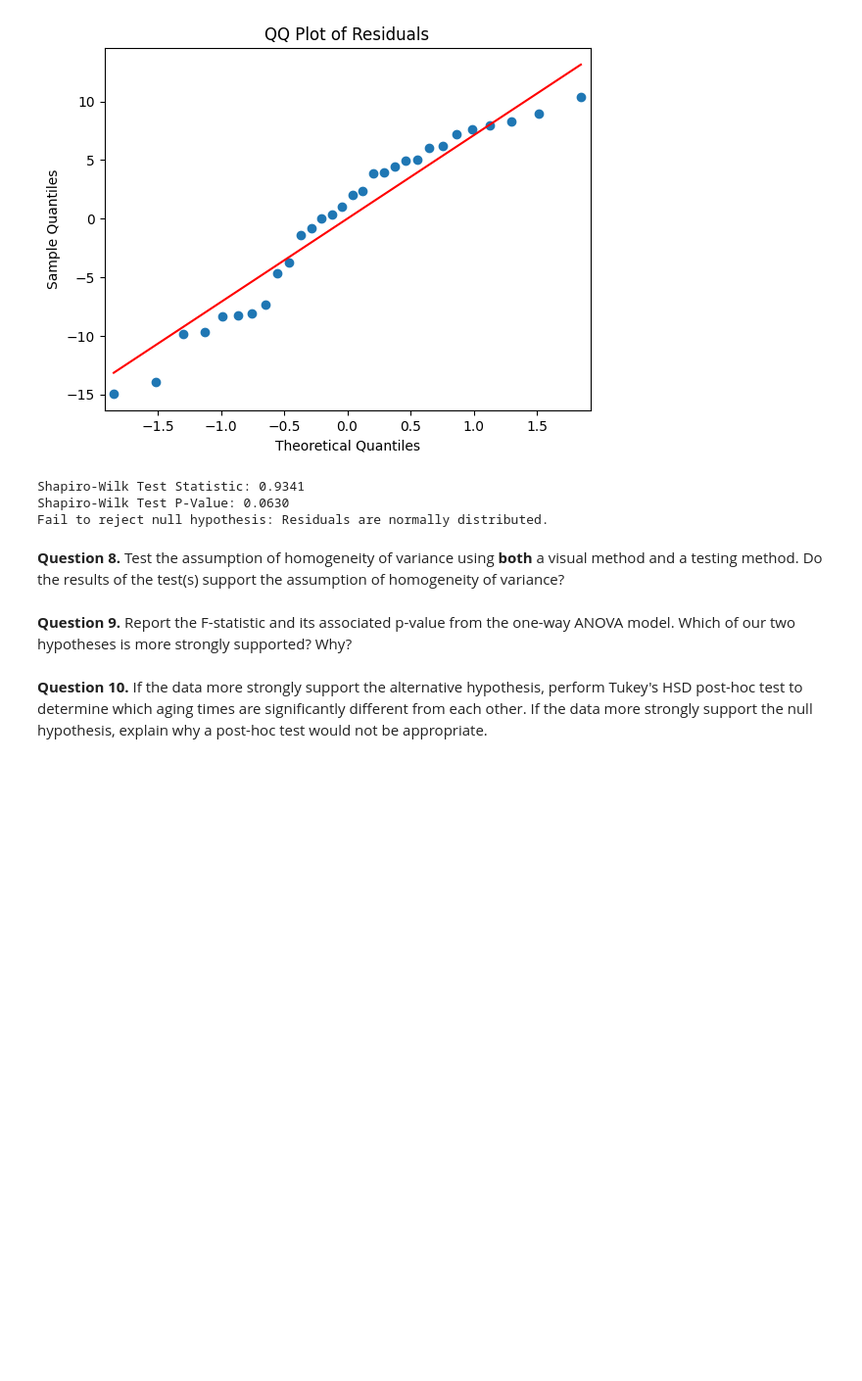
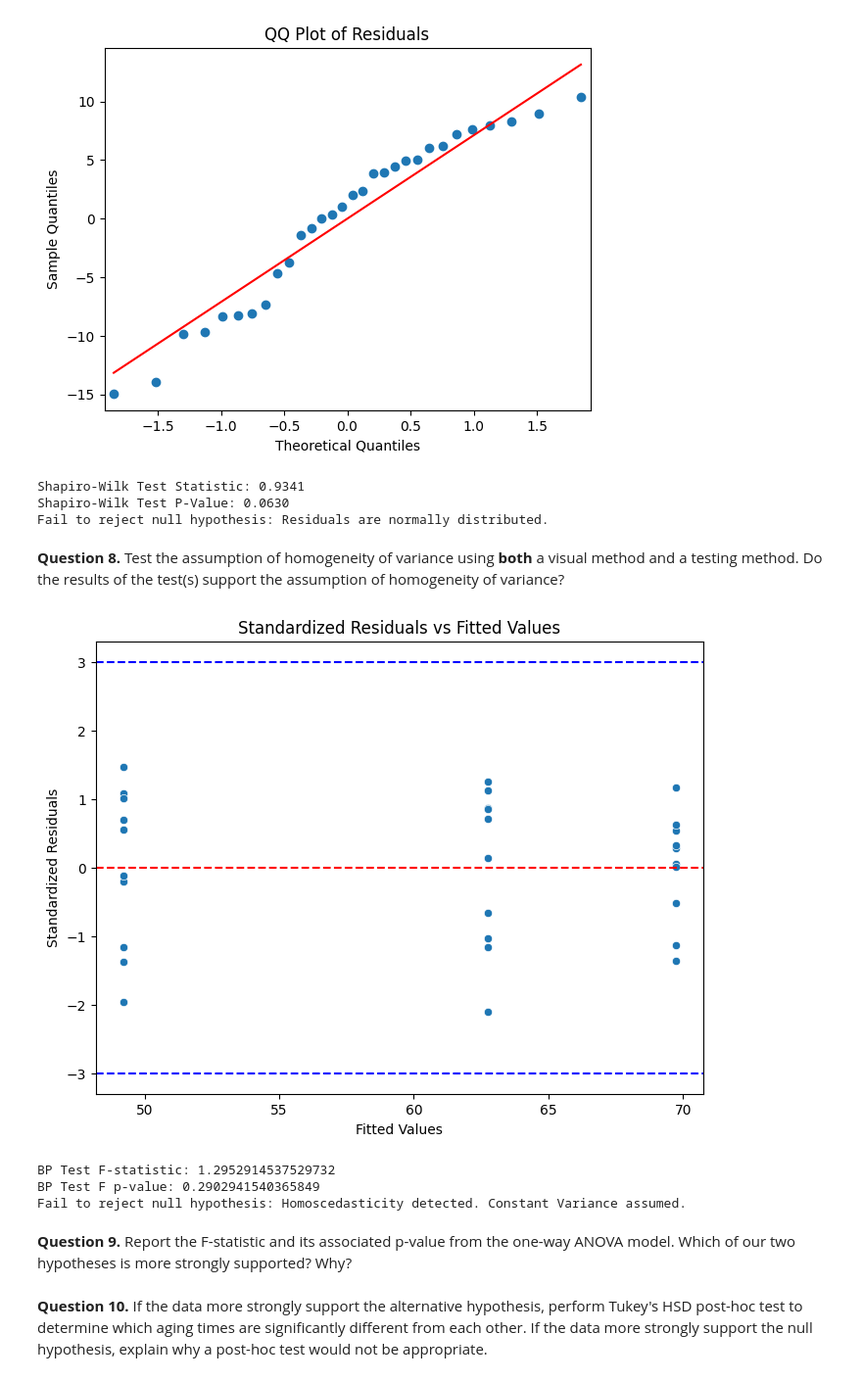
Before and after one commit to garrettspringsted/STAT-7220-Applied-Experimental-Design, a Jupyter notebook: Copy_of_HW_1.ipynb, the cells around one changed output. Shown at 98% size. Cells and saved outputs as stored; diff of their text form; code cells hidden in the pictures; blank space fills up the shorter version.

```diff
--- a/Copy_of_HW_1.ipynb
+++ b/Copy_of_HW_1.ipynb
@@ -224,6 +224,55 @@ Fail to reject null hypothesis: Residuals are normally distributed.
 
 
 **Question 8.** Test the assumption of homogeneity of variance using **both** a visual method and a testing method. Do the results of the test(s) support the assumption of homogeneity of variance?
+# %%
+## Obtain Standardized Residuals ##
+import seaborn as sns
+standardized_residuals = IPA_mod.get_influence().resid_studentized_internal
+
+## Get the fitted values ##
+
+fitted_values = IPA_mod.fittedvalues
+
+## Create the plot using seaborn ##
+
+plt.figure(figsize=(8,6))
+sns.scatterplot(x=fitted_values, y=standardized_residuals)
+plt.axhline(0, color='red', linestyle='--')
+plt.axhline(3, color='blue', linestyle='--')
+plt.axhline(-3, color='blue', linestyle='--')
+plt.title("Standardized Residuals vs Fitted Values")
+plt.xlabel("Fitted Values")
+plt.ylabel("Standardized Residuals")
+plt.show()
+# %% [output]
+[figure, added]
+# %%
+## Import necessary function: ##
+
+from statsmodels.stats.diagnostic import het_breuschpagan
+
+## Run B-P Test ##
+
+bp_test = het_breuschpagan(IPA_mod.resid,IPA_mod.model.exog)
+
+## Extract F-statistic ##
+
+f_statistic = bp_test[2]
+
+## Extract its P-Value ##
+
+f_p_value = bp_test[3]
+
+print(f"BP Test F-statistic: {f_statistic}")
+print(f"BP Test F p-value: {f_p_value}")
+if f_p_value > 0.05:
+    print("Fail to reject null hypothesis: Homoscedasticity detected. Constant Variance assumed.")
+else:
+    print("Reject null hypothesis: Heteroscedasticity detected. Constant Variance not assumed.")
+# %% [output]
+BP Test F-statistic: 1.2952914537529732
+BP Test F p-value: 0.2902941540365849
+Fail to reject null hypothesis: Homoscedasticity detected. Constant Variance assumed.
 # %% [markdown]
 
 
```
